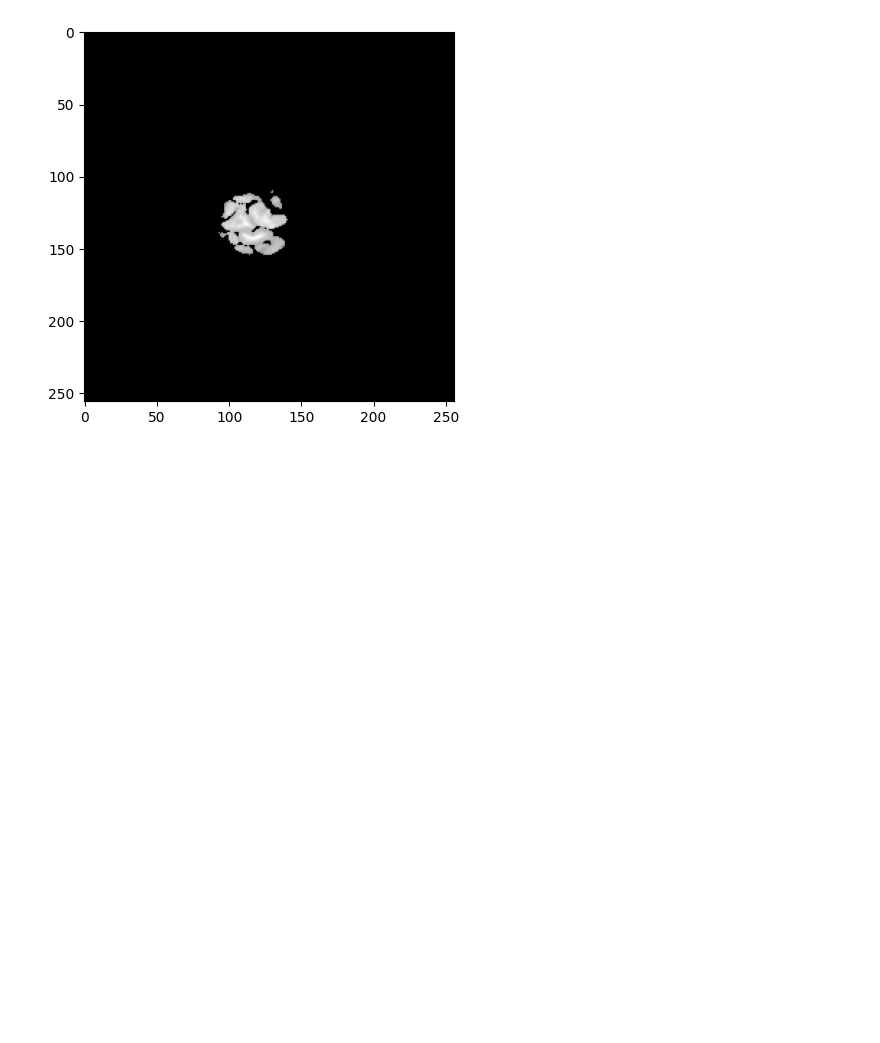
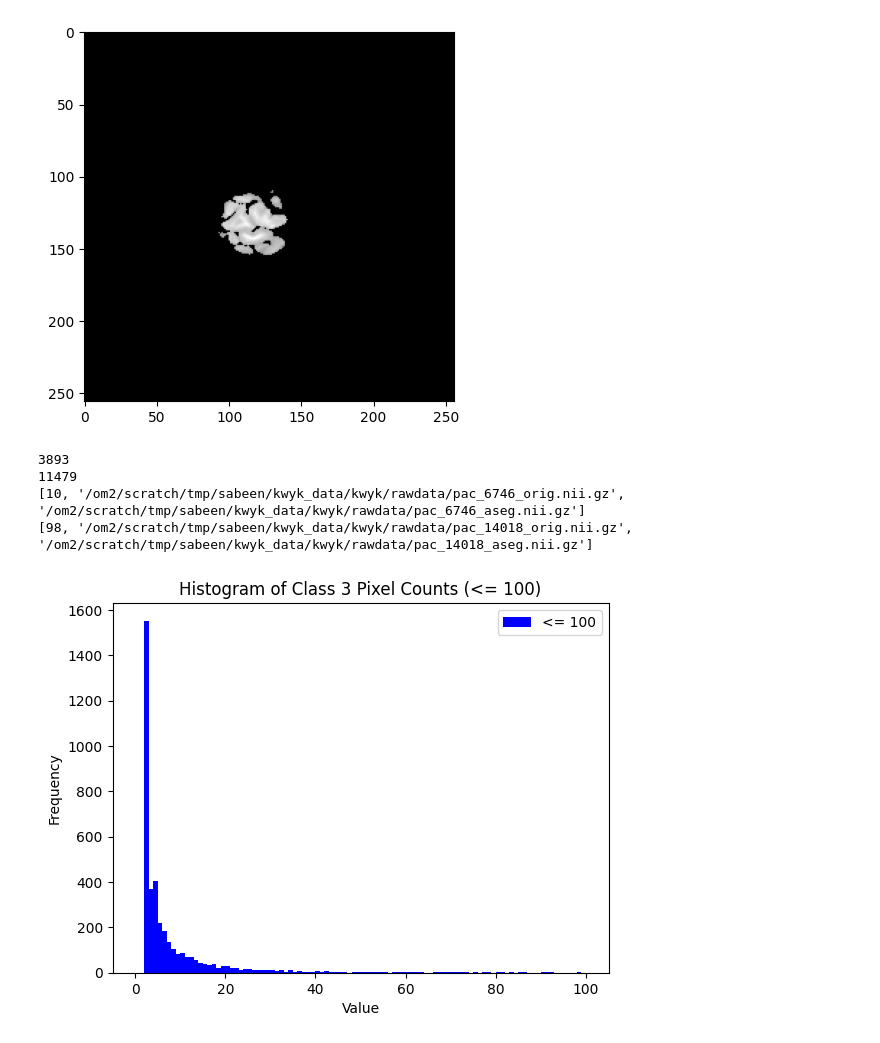
Before and after one commit to sabeenlohawala/brain_segmentation, a Jupyter notebook: notebooks/histogram_scratch.ipynb, the cells around one changed output. Drawn from its saved outputs; the diff is of its cells as text; code cells hidden in the pictures; blank space fills up the shorter version.

Commit message:
Add script to explore pixel counts for specific class label

```diff
--- a/notebooks/histogram_scratch.ipynb
+++ b/notebooks/histogram_scratch.ipynb
@@ -80,0 +154,58 @@ plt.imshow(feature_slice.squeeze(0),cmap='gray')
+# %%
+SOURCE_DIR_00 = "/om2/scratch/tmp/sabeen/kwyk_data/kwyk/rawdata/"
+features = sorted(glob.glob(os.path.join(SOURCE_DIR_00, "*orig*")))
+labels = sorted(glob.glob(os.path.join(SOURCE_DIR_00, "*aseg*")))
+# %%
+contains_3 = []
+for i in range(len(features)):
+    feature_vol, label_vol, _ = load_brains(features[i],labels[i])
+    feature_vol[label_vol == 0] = 0  # skull stripping?
+    feature_vol = feature_vol / 255.0
+    if np.sum(label_vol == 3) > 0:
+        contains_3.append((np.sum(label_vol == 3), i))
+# %%
+import json
+with open('/om2/user/sabeen/tissue_labeling/misc/check_labels/contains_3.json') as f:
+    contains_3 = json.load(f)
+# %%
+sorted_contains_3 = sorted(contains_3, key=lambda x: x[0], reverse=True)
+# %%
+print(len(sorted_contains_3)), print(len(features))
+print(sorted_contains_3[-3140]) # only 753 volumes have >10 pixels that =3
+print(sorted_contains_3[-3849]) # only 44 volumes have >100 pixels that =3
+# %% [output]
+3893
+11479
+[10, '/om2/scratch/tmp/sabeen/kwyk_data/kwyk/rawdata/pac_6746_orig.nii.gz', '/om2/scratch/tmp/sabeen/kwyk_data/kwyk/rawdata/pac_6746_aseg.nii.gz']
+[98, '/om2/scratch/tmp/sabeen/kwyk_data/kwyk/rawdata/pac_14018_orig.nii.gz', '/om2/scratch/tmp/sabeen/kwyk_data/kwyk/rawdata/pac_14018_aseg.nii.gz']
+# %%
+below_100 = [item[0] for item in sorted_contains_3 if item[0] <= 100]
+above_100 = [item[0] for item in sorted_contains_3 if item[0] > 100]
+
+# Defining bins for each range
+bins_below_100 = list(range(0, 101, 1))  # Bin size 5 up to 100
+bins_above_100 = list(range(100, max(above_100) + 101, 100))  # Bin size 100 for values > 100
+
+# Creating subplots
+fig, ax = plt.subplots()
+
+# Creating histogram for values <= 100
+ax.hist(below_100, bins=bins_below_100, color='blue', label='<= 100')
+
+# Creating histogram for values > 100
+# ax.hist(above_100, bins=bins_above_100, color='orange', label='> 100')
+
+# Adding labels and title
+ax.set_xlabel('Value')
+ax.set_ylabel('Frequency')
+ax.set_title('Histogram of Class 3 Pixel Counts (<= 100)')
+ax.legend()
+
+# Setting the maximum limit for the y-axis
+# max_frequency = max(ax.hist(below_100, bins=bins_below_100)[0].max(), ax.hist(above_100, bins=bins_above_100)[0].max())
+# ax.set_ylim(0, max_frequency * 1.1)  # Setting a margin of 10% above the maximum frequency
+
+# Showing the plot
+plt.show()
+# %% [output]
+[figure, added]
```
Also changed, not shown: parts of 7 cells of this notebook, 4 other files.
